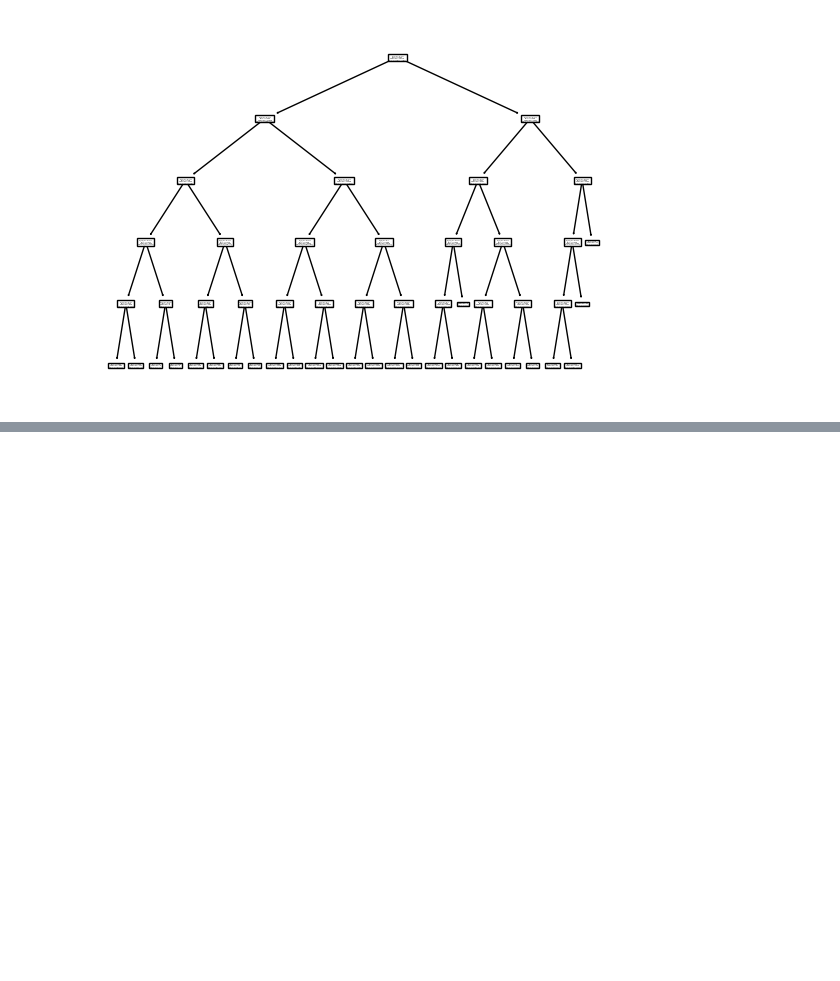
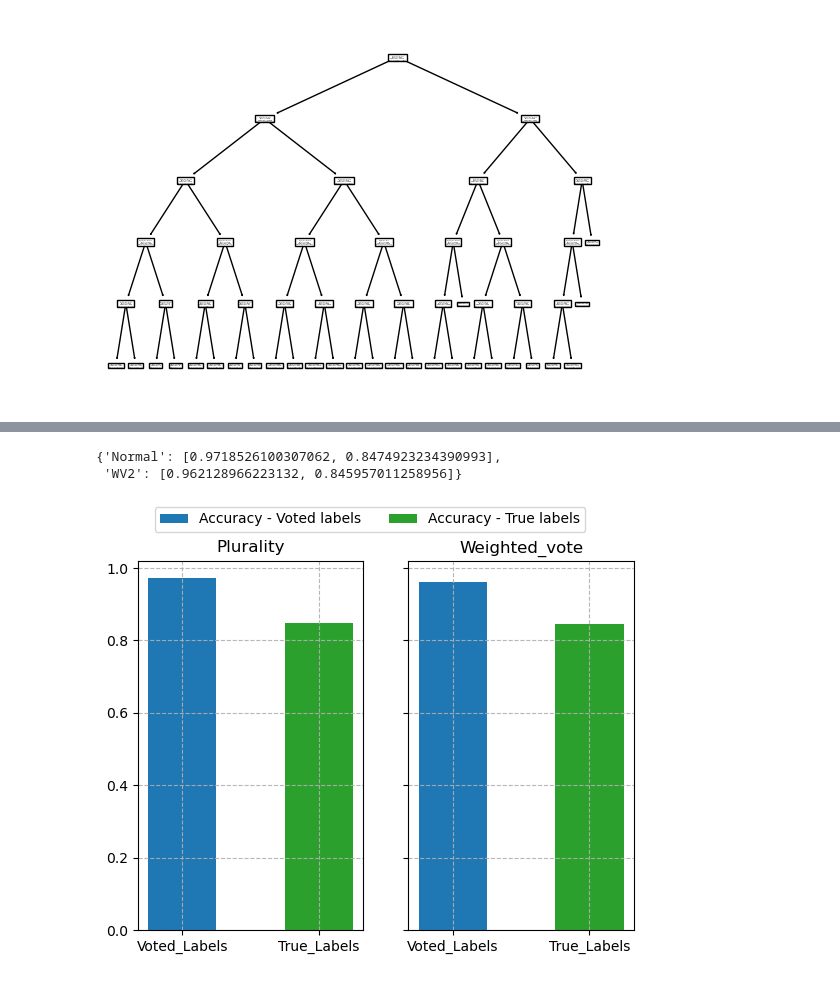
Before and after one commit to sabaly/TEFI-PATE, a Jupyter notebook: notebooks/adult.ipynb, the cells around one changed output, grey strips where cells are left out. Cells and saved outputs as stored; diff of their text form; code cells hidden in the pictures; blank space fills up the shorter version.

```diff
--- a/notebooks/adult.ipynb
+++ b/notebooks/adult.ipynb
@@ -536,0 +568,18 @@ np.savetxt(path + "values.csv", values, delimiter=",")
+# %%
+data_path = "../checkpoint_adult/st_dataset.pkl"
+with open(data_path, "rb") as f:
+    dataset = pickle.load(f)
+
+Y = dataset['income']
+X = dataset.drop('income',axis=1)
+S = dataset['gender']
+
+x_train, x_test, y_train, y_test, s_train, s_test = train_test_split(
+        X, Y, S, test_size=0.2, random_state=0
+    )
+x_train, y_train = np.array(x_train), np.array(y_train)
+x_test, y_test = np.asarray(x_test), np.asarray(y_test)
+s_train, s_test = np.asarray(s_train), np.asarray(s_test)
+
+# student model
+st_model = RandomForestClassifier()
@@ -536,0 +643,43 @@ np.savetxt(path + "values.csv", values, delimiter=",")
+# %%
+acc_stats = training_student(30, randint(1,30))
+# %%
+acc_stats
+# %% [output]
+{'Normal': [0.9718526100307062, 0.8474923234390993],
+ 'WV2': [0.962128966223132, 0.845957011258956]}
+# %%
+import matplotlib.pyplot as plt
+colors = plt.rcParams["axes.prop_cycle"].by_key()['color']
+
+fig, (ax1, ax2) = plt.subplots(1, 2, sharey=True)
+#axes[1][3].set_visible(False)
+ax1.set_title("Plurality")
+ax2.set_title("Weighted_vote")
+l = 0
+i = 0
+b_width = 0.5
+x_axes = [1, 2]
+for cf in conf:
+    if l < 1:
+        ax.set_title(lab)
+    else:
+        ax.set_xlabel(lab)
+    acc, acc_tl = acc_stats[cf]
+    if cf == "Normal":
+        ax1.bar([x_axes[0]], [acc], width = b_width, color = colors[0], label="Accuracy - Voted labels")
+        ax1.bar([x_axes[1]], [acc_tl], width = b_width, color = colors[2], label="Accuracy - True labels")
+    else:
+        ax2.bar([x_axes[0]], [acc], width = b_width, color = colors[0])
+        ax2.bar([x_axes[1]], [acc_tl], width = b_width, color = colors[2])
+
+ax1.set_xticks([1, 2], ["Voted_Labels", "True_Labels"])
+ax1.grid(True, linestyle='--', alpha=0.9)
+
+
+ax2.set_xticks([1, 2], ["Voted_Labels", "True_Labels"])
+ax2.grid(True, linestyle='--', alpha=0.9)
+fig.legend(loc="outside upper center", ncol=4)
+plt.savefig("../img/st_stats_adult.png")
+plt.show()
+# %% [output]
+[figure, added]
```
Also changed, not shown: parts of 9 cells of this notebook, 15 other files.
